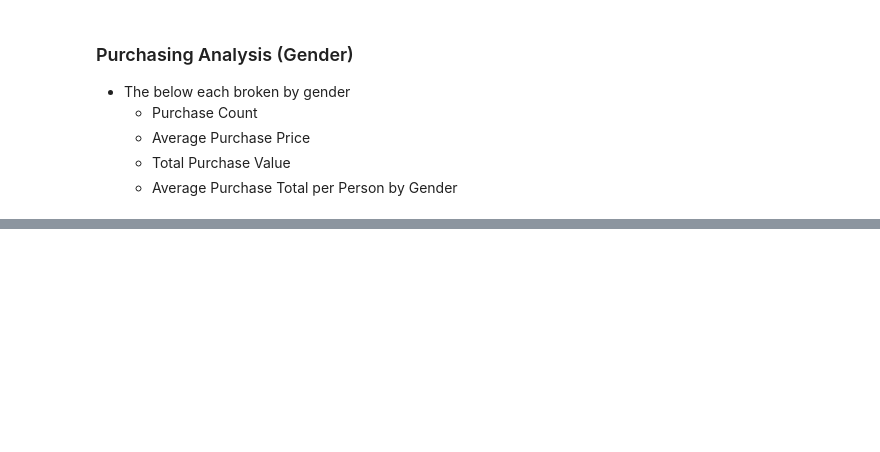
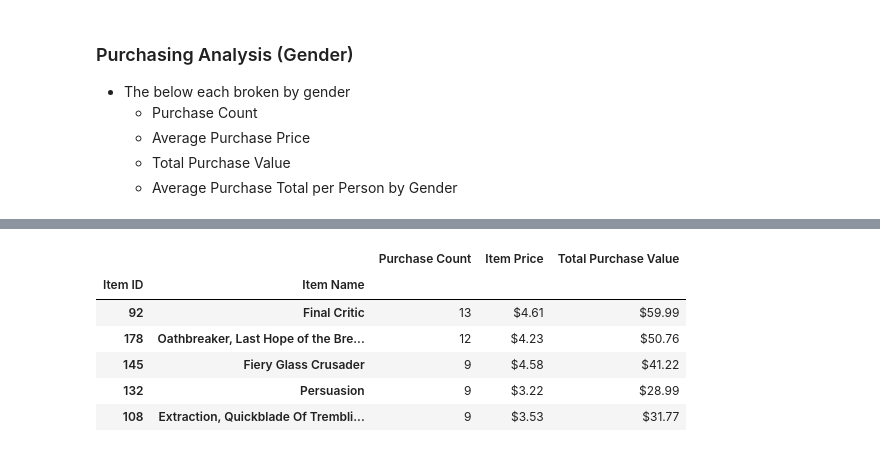
Before and after one commit to allidoiswen/AW_Homework, a Jupyter notebook: 04-Pandas/pandas-challenge/HeroesOfPymoli/HeroesOfPymoli.ipynb, the cells around one changed output, grey strips where cells are left out. Drawn from its saved outputs; the diff is of its cells as text; code cells hidden in the pictures; blank space fills up the shorter version.

```diff
--- a/04-Pandas/pandas-challenge/HeroesOfPymoli/HeroesOfPymoli.ipynb
+++ b/04-Pandas/pandas-challenge/HeroesOfPymoli/HeroesOfPymoli.ipynb
@@ -142,0 +362,47 @@ user_gender_df = heros_df[['SN', 'Gender']].copy()
+# %%
+# Most Popular Items
+not_grouped_items = heros_df[['Purchase ID', 'Item ID','Item Name', 'Price']].copy()
+
+# Group by Item ID
+grouped_pur_hist = not_grouped_items.groupby(['Item ID', 'Item Name'])
+
+# Purchase Count
+pur_count = grouped_pur_hist['Purchase ID'].count()
+
+# Item Price
+item_price = grouped_pur_hist['Price'].mean()
+
+# Total Purchase Value
+total_pur_val = grouped_pur_hist['Price'].sum()
+
+# Create the dataframe
+grouped_pur_hist = pd.DataFrame({"Purchase Count"      : pur_count,
+                                 "Item Price"          : item_price,
+                                 "Total Purchase Value": total_pur_val})
+
+# Sort by Total Purchase Value
+most_pop_items = grouped_pur_hist.sort_values('Purchase Count', ascending = False)
+
+# format
+## Set up format dictionary
+format_dict = {
+    'Purchase Count'         : '{:,.0f}' ,
+    'Item Price'             : '${:,.2f}',
+    'Total Purchase Value'   : '${:,.2f}',
+}
+
+for key, value in format_dict.items():
+    most_pop_items[key] = most_pop_items[key].apply(value.format)
+
+# Keep only top 5
+most_pop_items = most_pop_items.iloc[0:5, :]
+
+most_pop_items
+# %% [output]
+|  |  | Purchase Count | Item Price | Total Purchase Value |
+| Item ID | Item Name |  |  |  |
+| 92 | Final Critic | 13 | $4.61 | $59.99 |
+| 178 | Oathbreaker, Last Hope of the Bre... | 12 | $4.23 | $50.76 |
+| 145 | Fiery Glass Crusader | 9 | $4.58 | $41.22 |
+| 132 | Persuasion | 9 | $3.22 | $28.99 |
+| 108 | Extraction, Quickblade Of Trembli... | 9 | $3.53 | $31.77 |
```
Also changed, not shown: parts of 20 cells of this notebook.
